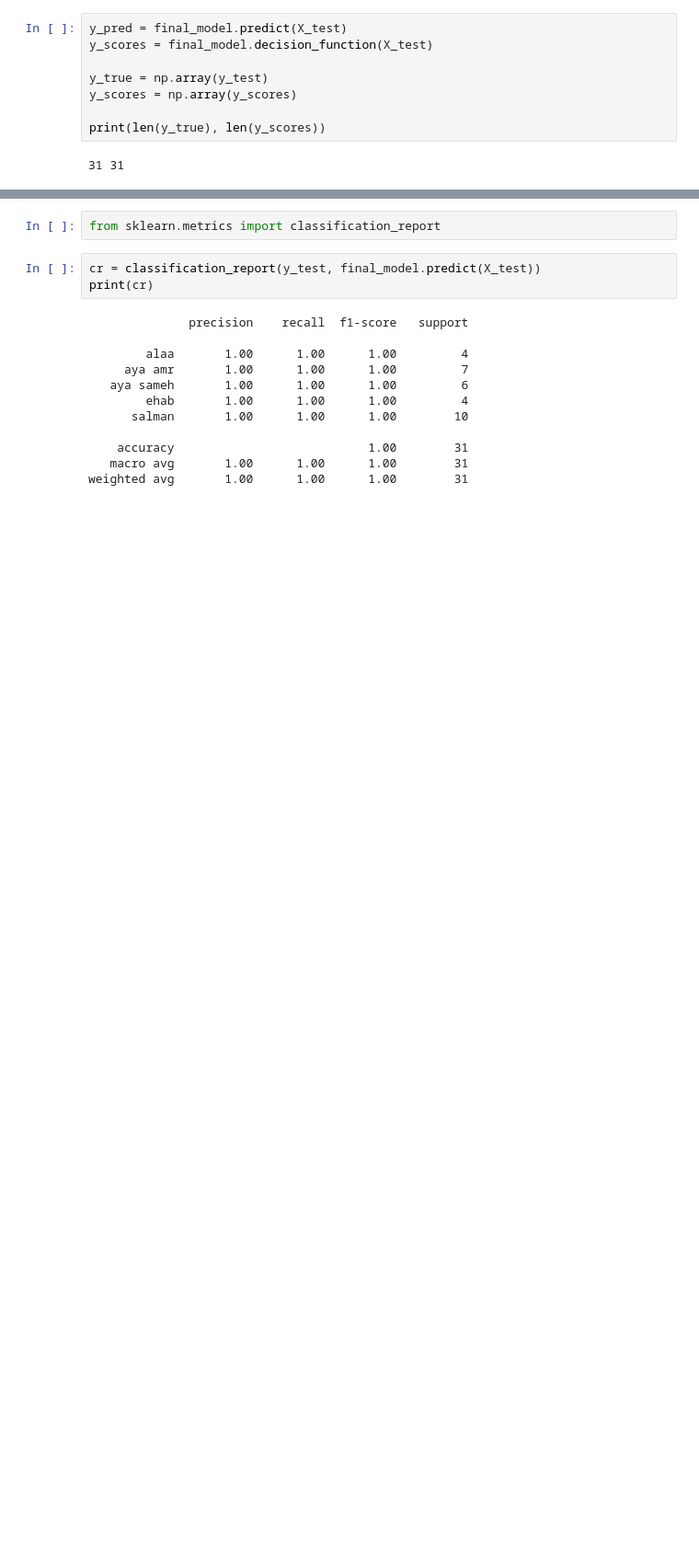
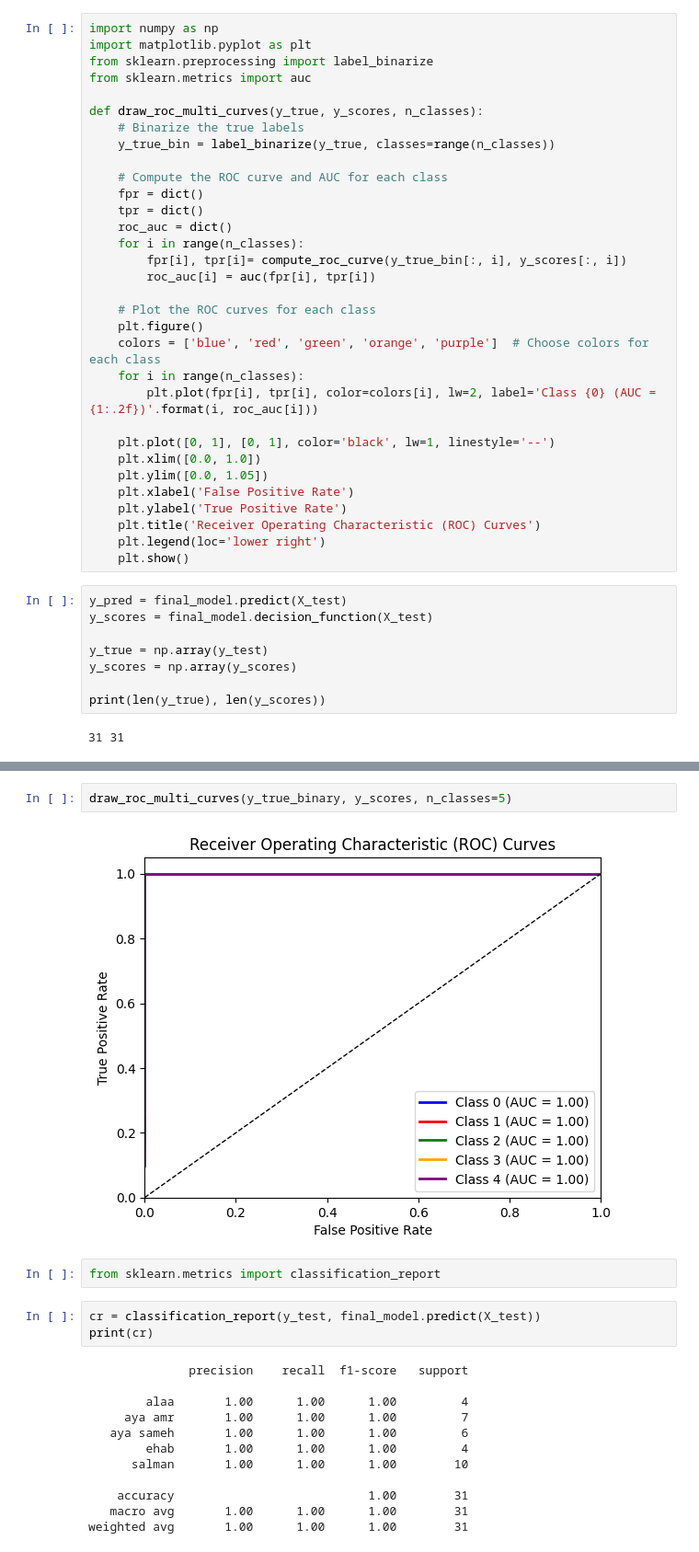
Before and after one commit to alaayasser01/Face-Recognition-System, a Jupyter notebook: recognition_model.ipynb, the cells around one changed output, grey strips where cells are left out. Shown at 92% size. Drawn from its saved outputs; the diff is of its cells as text; blank space fills up the shorter version.

Commit message:
roc edited for multi classes

```diff
--- a/recognition_model.ipynb
+++ b/recognition_model.ipynb
@@ -201,3 +191,35 @@ def draw_roc_curve(y_true, y_scores):
+# %%
+import numpy as np
+import matplotlib.pyplot as plt
+from sklearn.preprocessing import label_binarize
+from sklearn.metrics import auc
+
+def draw_roc_multi_curves(y_true, y_scores, n_classes):
+    # Binarize the true labels
+    y_true_bin = label_binarize(y_true, classes=range(n_classes))
+
+    # Compute the ROC curve and AUC for each class
+    fpr = dict()
+    tpr = dict()
+    roc_auc = dict()
+    for i in range(n_classes):
+        fpr[i], tpr[i]= compute_roc_curve(y_true_bin[:, i], y_scores[:, i])
+        roc_auc[i] = auc(fpr[i], tpr[i])
+
+    # Plot the ROC curves for each class
+    plt.figure()
+    colors = ['blue', 'red', 'green', 'orange', 'purple']  # Choose colors for each class
+    for i in range(n_classes):
+        plt.plot(fpr[i], tpr[i], color=colors[i], lw=2, label='Class {0} (AUC = {1:.2f})'.format(i, roc_auc[i]))
+
+    plt.plot([0, 1], [0, 1], color='black', lw=1, linestyle='--')
+    plt.xlim([0.0, 1.0])
+    plt.ylim([0.0, 1.05])
+    plt.xlabel('False Positive Rate')
+    plt.ylabel('True Positive Rate')
+    plt.title('Receiver Operating Characteristic (ROC) Curves')
+    plt.legend(loc='lower right')
+    plt.show()
 # %%
 y_pred = final_model.predict(X_test)
 y_scores = final_model.decision_function(X_test)
@@ -221,3 +239,7 @@ draw_roc_curve(y_true_binary, y_scores)
+# %%
+draw_roc_multi_curves(y_true_binary, y_scores, n_classes=5)
+# %% [output]
+[figure, added]
 # %%
 from sklearn.metrics import classification_report
 # %%
```
Also changed, not shown: parts of 2 cells of this notebook, 1 other file.
